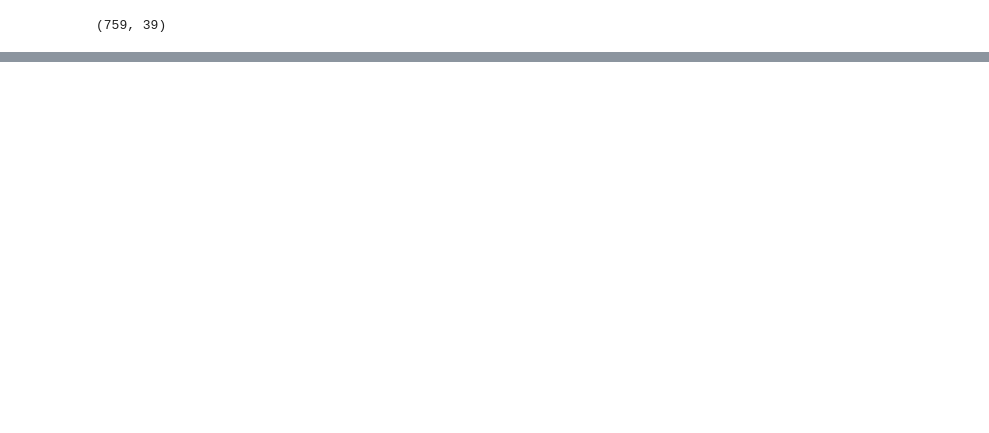
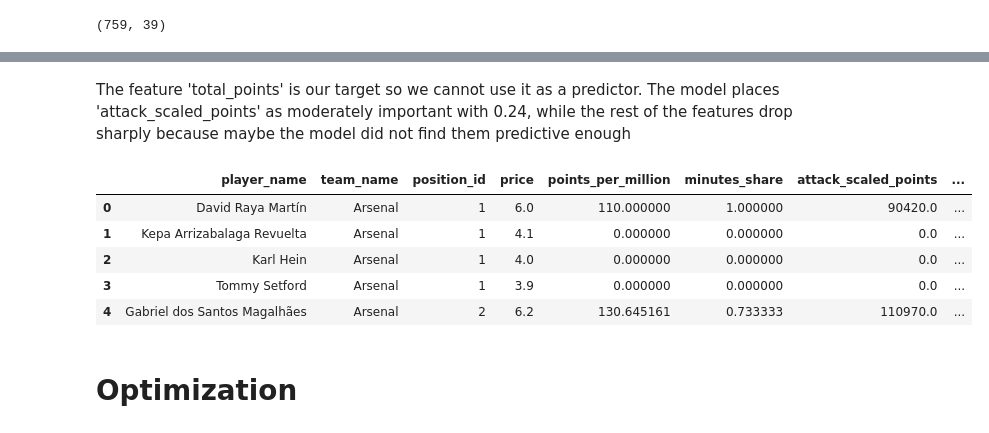
Before and after one commit to joyangelai/FPL_Optimizer, a Jupyter notebook: FPL.ipynb, the cells around one changed output, grey strips where cells are left out. Drawn from its saved outputs; the diff is of its cells as text; code cells hidden in the pictures; blank space fills up the shorter version.

```diff
--- a/FPL.ipynb
+++ b/FPL.ipynb
@@ -723,0 +788,29 @@ players_full.shape
+# %% [markdown]
+The feature 'total_points' is our target so we cannot use it as a predictor. The model places 'attack_scaled_points' as moderately important with 0.24, while the rest of the features drop sharply because maybe the model did not find them predictive enough
+# %%
+# The shortlist of features
+selected_feat = ['player_name',
+                 'team_name',
+                 'position_id',
+                 'price',
+                 'points_per_million',
+                 'minutes_share',
+                 'attack_scaled_points',
+                 'bonus',
+                 'attack_contribution',
+                 'defence_contribution',
+                 'chance_of_playing_this_round',
+                 'chance_of_playing_next_round']
+
+# new dataframe for our model
+player_draft = players_full[selected_feat]
+player_draft.head()
+# %% [output]
+|  | player_name | team_name | position_id | price | points_per_million | minutes_share | attack_scaled_points | ... |
+| 0 | David Raya Martín | Arsenal | 1 | 6.0 | 110.000000 | 1.000000 | 90420.0 | ... |
+| 1 | Kepa Arrizabalaga Revuelta | Arsenal | 1 | 4.1 | 0.000000 | 0.000000 | 0.0 | ... |
+| 2 | Karl Hein | Arsenal | 1 | 4.0 | 0.000000 | 0.000000 | 0.0 | ... |
+| 3 | Tommy Setford | Arsenal | 1 | 3.9 | 0.000000 | 0.000000 | 0.0 | ... |
+| 4 | Gabriel dos Santos Magalhães | Arsenal | 2 | 6.2 | 130.645161 | 0.733333 | 110970.0 | ... |
+# %% [markdown]
+# Optimization
```
Also changed, not shown: parts of 20 cells of this notebook.
